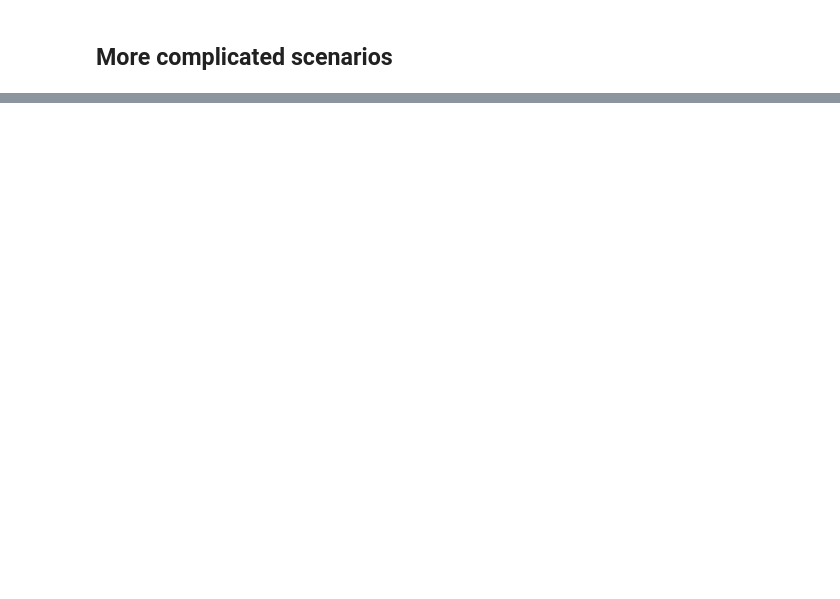
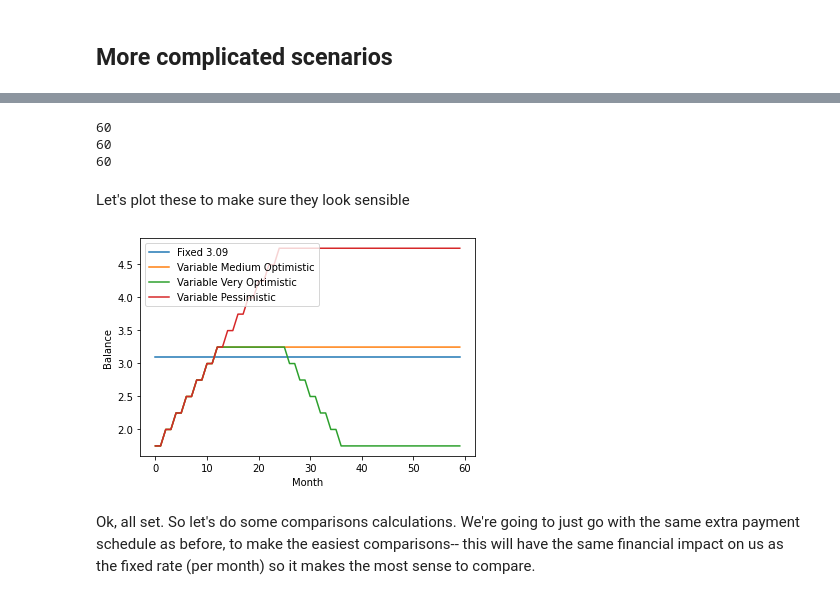
Before and after one commit to mswiatlo/mortgagecalc, a Jupyter notebook: compare_rates_final.ipynb, the cells around one changed output, grey strips where cells are left out. Saved outputs shown, nothing was run; the diff lists cells and outputs as text; code cells hidden in the pictures; blank space fills up the shorter version.

```diff
--- a/compare_rates_final.ipynb
+++ b/compare_rates_final.ipynb
@@ -97,0 +151,22 @@ Ok-- we've learned a lot! The best scenario here-- the artifically optimistic VR
+# %%
+variable_med_opt = variable_base + np.concatenate([ct.generate_flat(0., 2), ct.generate_flat(0.25, 2), ct.generate_flat(0.5, 2), ct.generate_flat(0.75, 2), ct.generate_flat(1.0, 2), ct.generate_flat(1.25,2), ct.generate_flat(1.5,2), ct.generate_flat(1.5, 46)])
+
+variable_ver_opt = variable_base + np.concatenate([ct.generate_flat(0., 2), ct.generate_flat(0.25, 2), ct.generate_flat(0.5, 2), ct.generate_flat(0.75, 2), ct.generate_flat(1.0, 2), ct.generate_flat(1.25,2), ct.generate_flat(1.5,2), ct.generate_flat(1.5, 12), ct.generate_flat(1.25, 2), ct.generate_flat(1.0, 2), ct.generate_flat(0.75, 2), ct.generate_flat(0.5, 2), ct.generate_flat(0.25, 2), ct.generate_flat(0, 24)])
+
+variable_pes = variable_base + np.concatenate([ct.generate_flat(0., 2), ct.generate_flat(0.25, 2), ct.generate_flat(0.5, 2), ct.generate_flat(0.75, 2), ct.generate_flat(1.0, 2), ct.generate_flat(1.25,2), ct.generate_flat(1.5,2), ct.generate_flat(1.75, 2), ct.generate_flat(2.0, 2), ct.generate_flat(2.25, 2), ct.generate_flat(2.5,2), ct.generate_flat(2.75, 2), ct.generate_flat(3.0, 2),ct.generate_flat(3.0, 34)])
+
+print(len(variable_med_opt))
+print(len(variable_ver_opt))
+print(len(variable_pes))
+# %% [output]
+60
+60
+60
+# %% [markdown]
+Let's plot these to make sure they look sensible
+# %%
+ct.plot_vs_time([fixed, variable_med_opt, variable_ver_opt, variable_pes], ['Fixed 3.09', 'Variable Medium Optimistic', 'Variable Very Optimistic', 'Variable Pessimistic'])
+# %% [output]
+[figure, added]
+# %% [markdown]
+Ok, all set. So let's do some comparisons calculations. We're going to just go with the same extra payment schedule as before, to make the easiest comparisons-- this will have the same financial impact on us as the fixed rate (per month) so it makes the most sense to compare.
```
Also changed, not shown: parts of 14 cells of this notebook, 1 other file.
